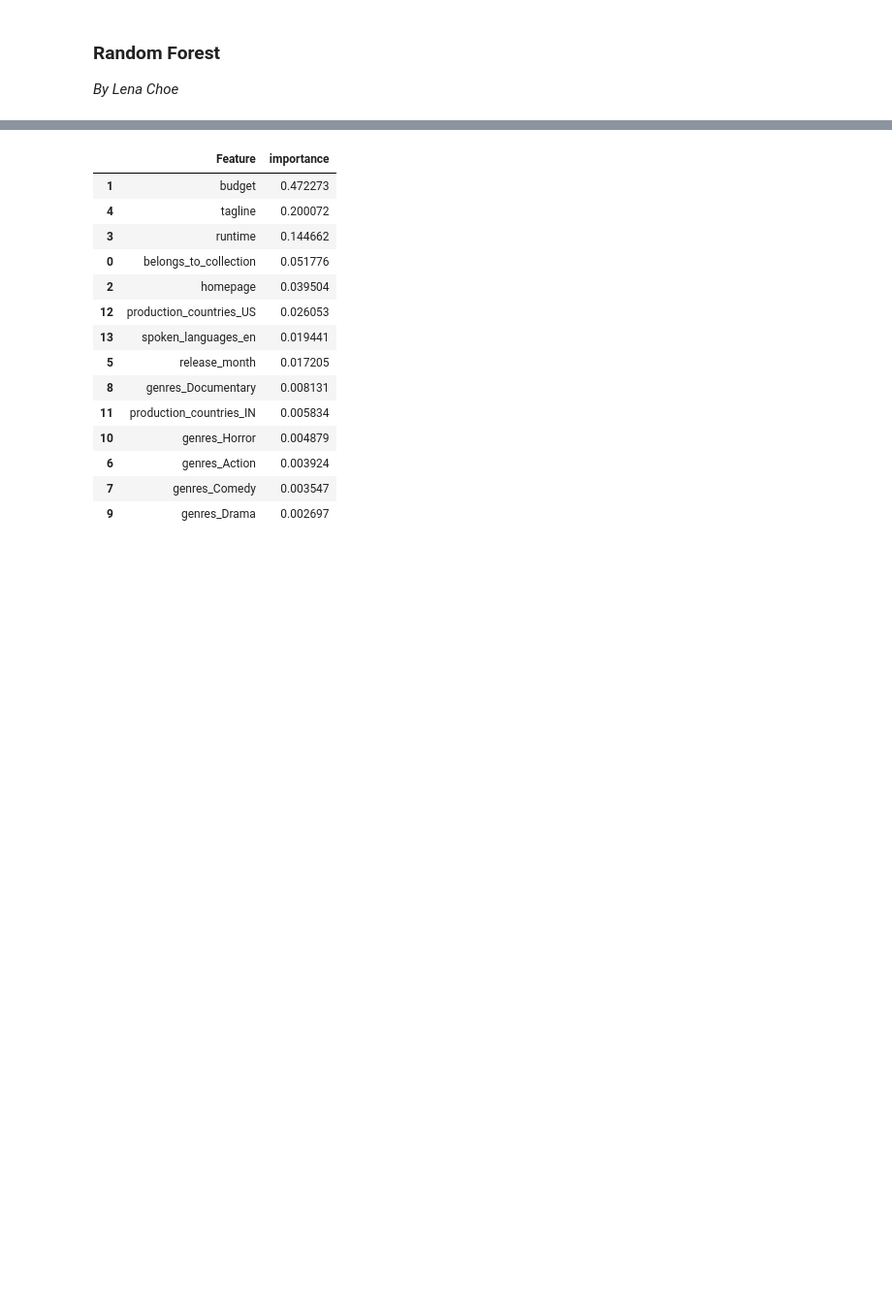
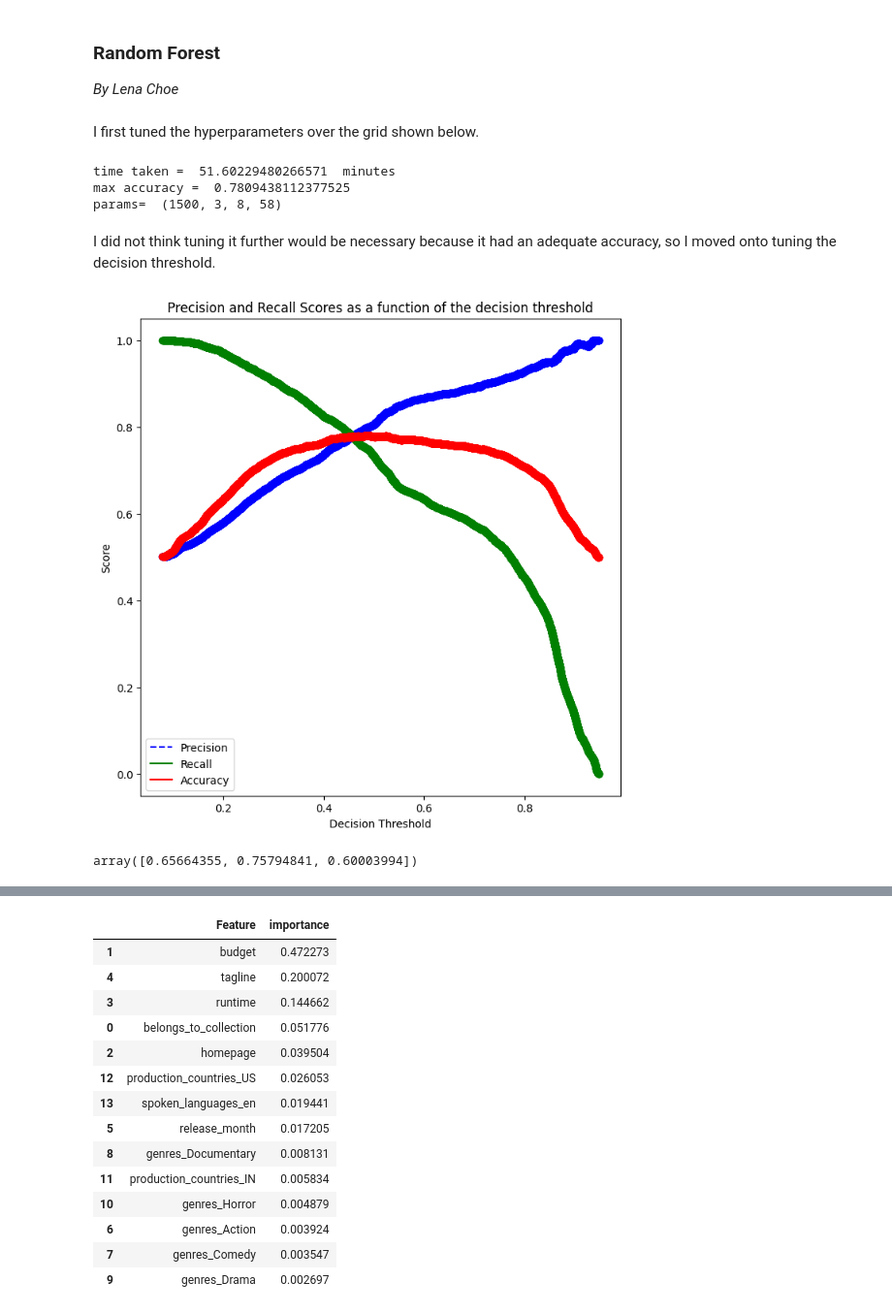
Before and after one commit to STShark00/Team-Meat, a Jupyter notebook: Project Report Template.ipynb, the cells around one changed output, grey strips where cells are left out. Shown at 97% size. Saved outputs shown, nothing was run; the diff lists cells and outputs as text; code cells hidden in the pictures; blank space fills up the shorter version.

```diff
--- a/Project Report Template.ipynb
+++ b/Project Report Template.ipynb
@@ -134,4 +134,41 @@ Put each model in a section of its name and mention the name of the team-member
 # %% [markdown]
 ### Random Forest
 *By Lena Choe*
+# %% [markdown]
+I first tuned the hyperparameters over the grid shown below.
+# %%
+start_time = time.time()
+
+params = {'n_estimators': [1000, 1500],
+          'max_features': range(1,9),
+          'max_depth': range(8, 20, 4),
+          'max_leaf_nodes': range(30, 60, 4)
+         }
+
+param_list=list(it.product(*(params[Name] for Name in list(params.keys()))))
+oob_accuracy = [0]*len(param_list)
+
+i=0
+for pr in param_list:
+    model = RandomForestClassifier(random_state=1,
+                                   oob_score=True,
+                                   verbose=False,
+                                   n_estimators = pr[0],
+                                   max_features=pr[1],
+                                   max_depth=pr[2],
+                                   max_leaf_nodes=pr[3],
+                                   n_jobs=-1).fit(X_train,y_train)
+    oob_accuracy[i] = model.oob_score_
+    i=i+1
+
+end_time = time.time()
+print("time taken = ", (end_time-start_time)/60, " minutes")
+print("max accuracy = ", np.max(oob_accuracy))
+print("params= ", param_list[np.argmax(oob_recall)])
+# %% [output]
+time taken =  51.60229480266571  minutes
+max accuracy =  0.7809438112377525
+params=  (1500, 3, 8, 58)
+# %% [markdown]
+I did not think tuning it further would be necessary because it had an adequate accuracy, so I moved onto tuning the decision threshold.
 # %%
@@ -147,0 +183,36 @@ model_rf = RandomForestClassifier(random_state=1,
+# %%
+y_pred_prob = model.oob_decision_function_[:,1]
+p, r, thresholds = precision_recall_curve(y_train, y_pred_prob)
+acc = np.ndarray(shape = (len(thresholds),))
+i = 0
+for th in thresholds:
+    y_pred = y_pred_prob > th
+    y_pred = y_pred.astype(int)
+    acc[i] = accuracy_score(y_pred, y_train)
+    i = i + 1
+def plot_precision_recall_vs_threshold(precisions, recalls, thresholds):
+    plt.figure(figsize=(8, 8))
+    plt.title("Precision and Recall Scores as a function of the decision threshold")
+    plt.plot(thresholds, precisions[:-1], "b--", label="Precision")
+    plt.plot(thresholds, recalls[:-1], "g-", label="Recall")
+    plt.plot(thresholds, acc, "r-", label="Accuracy")
+    plt.plot(thresholds, precisions[:-1], "o", color = 'blue')
+    plt.plot(thresholds, recalls[:-1], "o", color = 'green')
+    plt.plot(thresholds, acc, "o", color = 'red')
+    plt.ylabel("Score")
+    plt.xlabel("Decision Threshold")
+    plt.legend(loc='best')
+    plt.legend()
+plot_precision_recall_vs_threshold(p, r, thresholds)
+# %% [output]
+[figure, added]
+# %%
+# Thresholds with precision and recall
+all_thresholds = np.concatenate([thresholds.reshape(-1,1), acc.reshape(-1,1), r[:-1].reshape(-1,1)], axis = 1)
+recall_more_than_60 = all_thresholds[all_thresholds[:,2]>0.6,:]
+# As the values in 'recall_more_than_80' are arranged in decreasing order of recall and increasing threshold,
+# the last value will provide the maximum threshold probabiltiy for the recall to be more than 80%
+# We wish to find the maximum threshold probability to obtain the maximum possible precision
+recall_more_than_60[recall_more_than_60.shape[0]-1]
+# %% [output]
+array([0.65664355, 0.75794841, 0.60003994])
```
Also changed, not shown: parts of 5 cells of this notebook.
